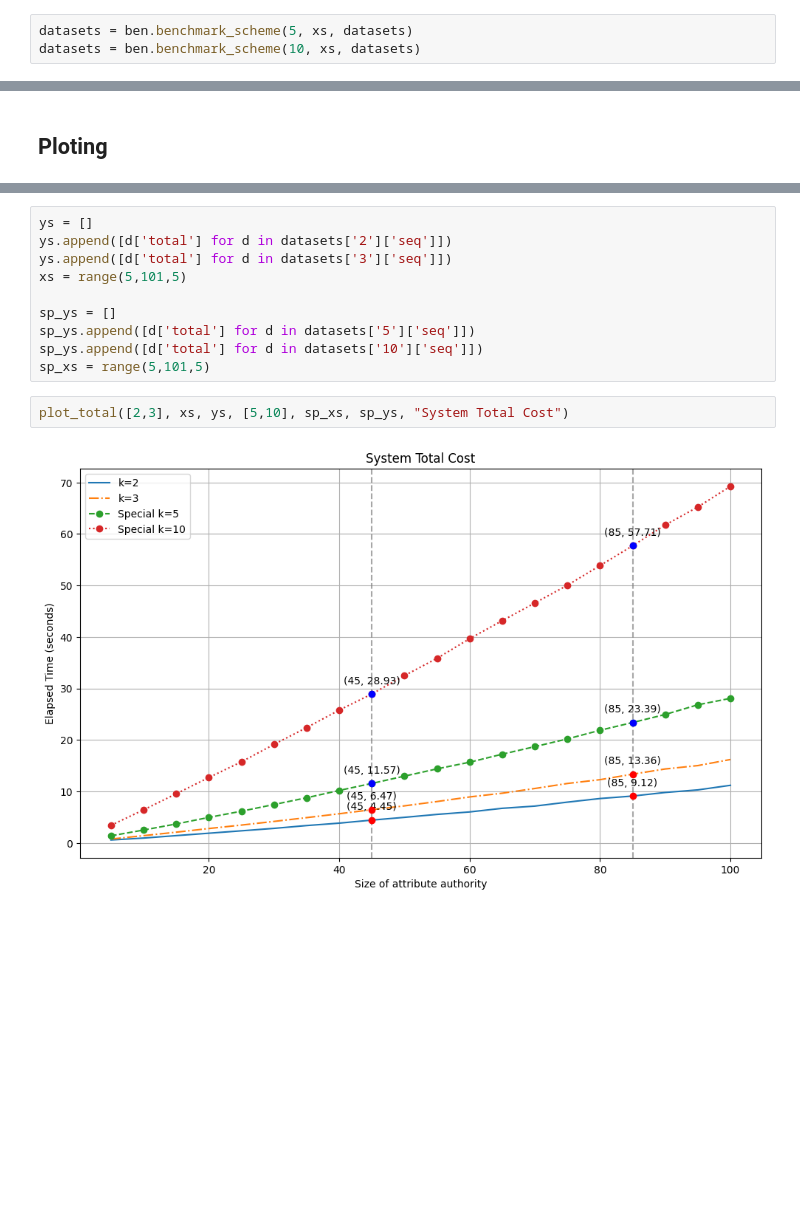
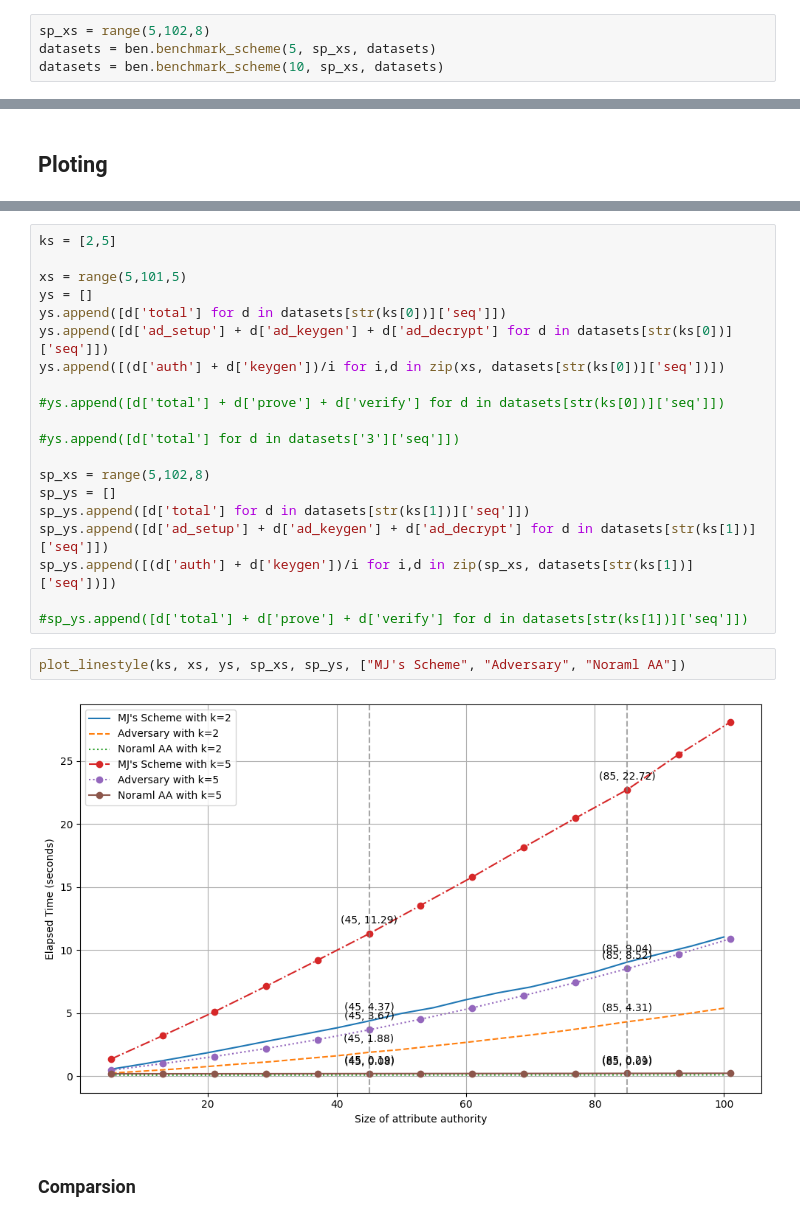
Before and after one commit to Guy1m0/Attack-on-IPPE, a Jupyter notebook: benchmark.ipynb, the cells around one changed output, grey strips where cells are left out. Cells and saved outputs as stored; diff of their text form; blank space fills up the shorter version.

```diff
--- a/benchmark.ipynb
+++ b/benchmark.ipynb
@@ -38,5 +38,6 @@ Adv's total cost:  7.3206422328948975
 # %%
-datasets = ben.benchmark_scheme(5, xs, datasets)
-datasets = ben.benchmark_scheme(10, xs, datasets)
+sp_xs = range(5,102,8)
+datasets = ben.benchmark_scheme(5, sp_xs, datasets)
+datasets = ben.benchmark_scheme(10, sp_xs, datasets)
 # %% [output]
 ---------------- 5 -----------------------
@@ -143,17 +108,29 @@ def plot_extra(xs, ys, extra_costs, k_values, title, compare = False):
-# %%
-ys = []
-ys.append([d['total'] for d in datasets['2']['seq']])
-ys.append([d['total'] for d in datasets['3']['seq']])
-xs = range(5,101,5)
-
-sp_ys = []
-sp_ys.append([d['total'] for d in datasets['5']['seq']])
-sp_ys.append([d['total'] for d in datasets['10']['seq']])
-sp_xs = range(5,101,5)
-# %%
-plot_total([2,3], xs, ys, [5,10], sp_xs, sp_ys, "System Total Cost")
-# %% [output]
-[figure, removed]
+# %%
+ks = [2,5]
+
+xs = range(5,101,5)
+ys = []
+ys.append([d['total'] for d in datasets[str(ks[0])]['seq']])
+ys.append([d['ad_setup'] + d['ad_keygen'] + d['ad_decrypt'] for d in datasets[str(ks[0])]['seq']])
+ys.append([(d['auth'] + d['keygen'])/i for i,d in zip(xs, datasets[str(ks[0])]['seq'])])
+
+#ys.append([d['total'] + d['prove'] + d['verify'] for d in datasets[str(ks[0])]['seq']])
+
+#ys.append([d['total'] for d in datasets['3']['seq']])
+
+sp_xs = range(5,102,8)
+sp_ys = []
+sp_ys.append([d['total'] for d in datasets[str(ks[1])]['seq']])
+sp_ys.append([d['ad_setup'] + d['ad_keygen'] + d['ad_decrypt'] for d in datasets[str(ks[1])]['seq']])
+sp_ys.append([(d['auth'] + d['keygen'])/i for i,d in zip(sp_xs, datasets[str(ks[1])]['seq'])])
+
+#sp_ys.append([d['total'] + d['prove'] + d['verify'] for d in datasets[str(ks[1])]['seq']])
+# %%
+plot_linestyle(ks, xs, ys, sp_xs, sp_ys, ["MJ's Scheme", "Adversary", "Noraml AA"])
+# %% [output]
+[figure, added]
+# %% [markdown]
+### Comparsion
 # %%
 import matplotlib.pyplot as plt
 import numpy as np
```
Also changed, not shown: parts of 10 cells of this notebook, 5 other files.
